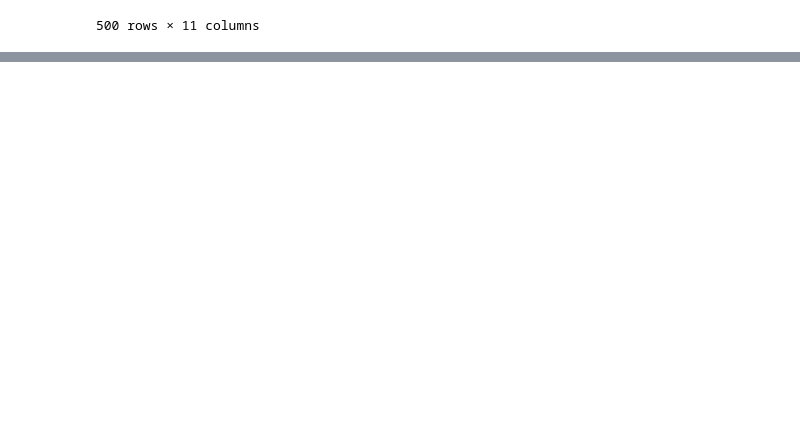
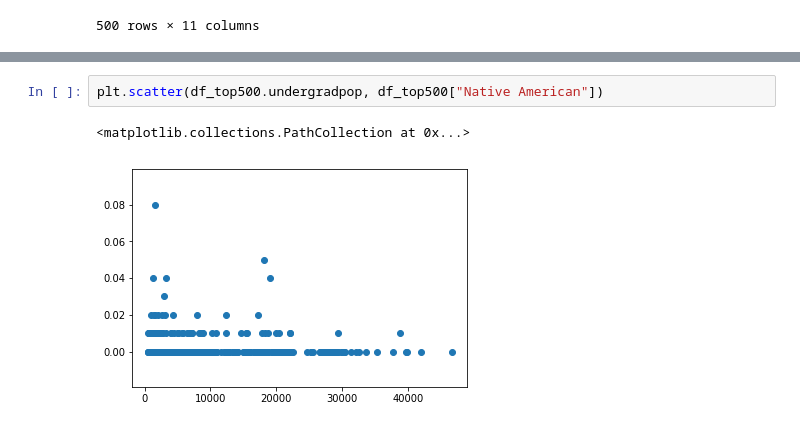
Before and after one commit to nforesti/education, a Jupyter notebook: top500_undergradpop_demographic.ipynb, the cells around one changed output, grey strips where cells are left out. Drawn from its saved outputs; the diff is of its cells as text; blank space fills up the shorter version.

```diff
--- a/top500_undergradpop_demographic.ipynb
+++ b/top500_undergradpop_demographic.ipynb
@@ -111,0 +132,5 @@ df_top500
+# %%
+plt.scatter(df_top500.undergradpop, df_top500["Native American"])
+# %% [output]
+<matplotlib.collections.PathCollection at 0x...>
+[figure, added]
```
Also changed, not shown: parts of 23 cells of this notebook.
